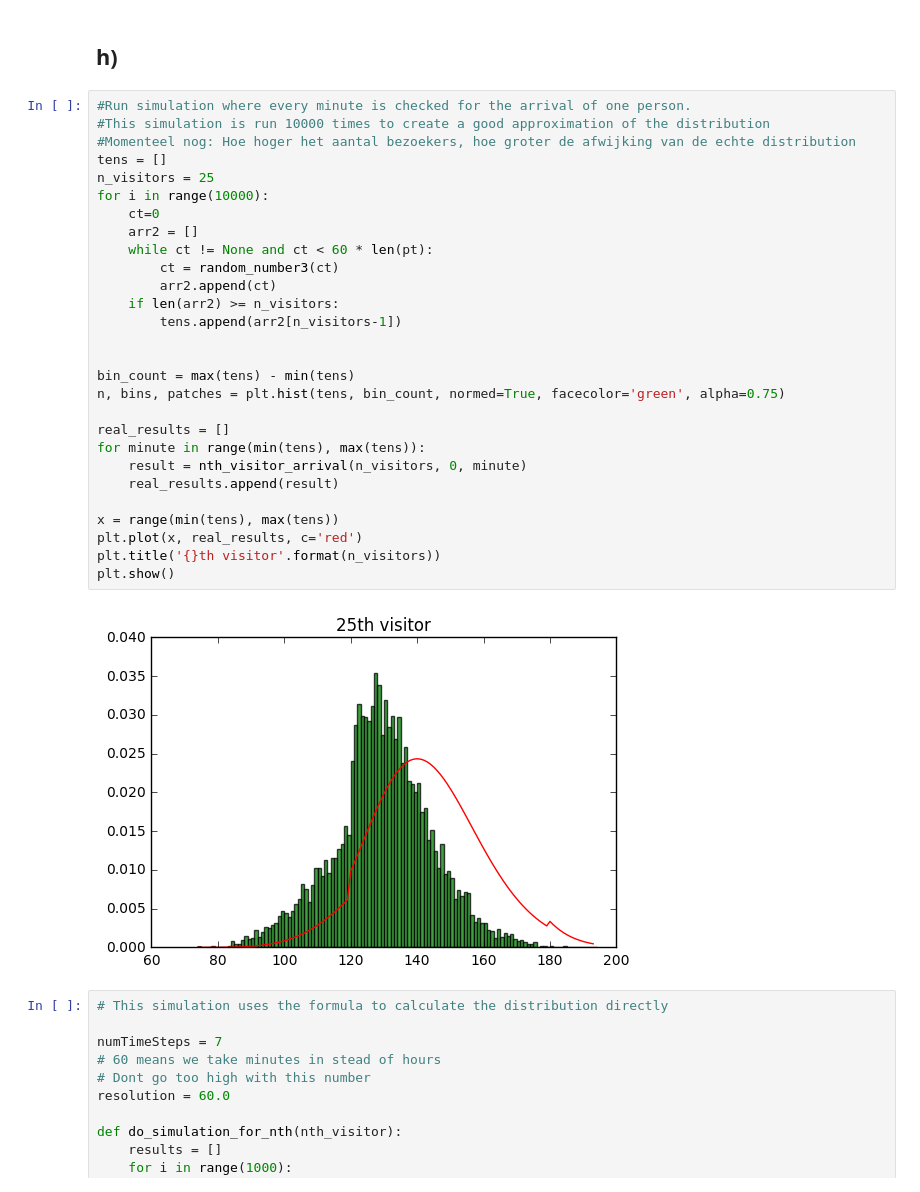
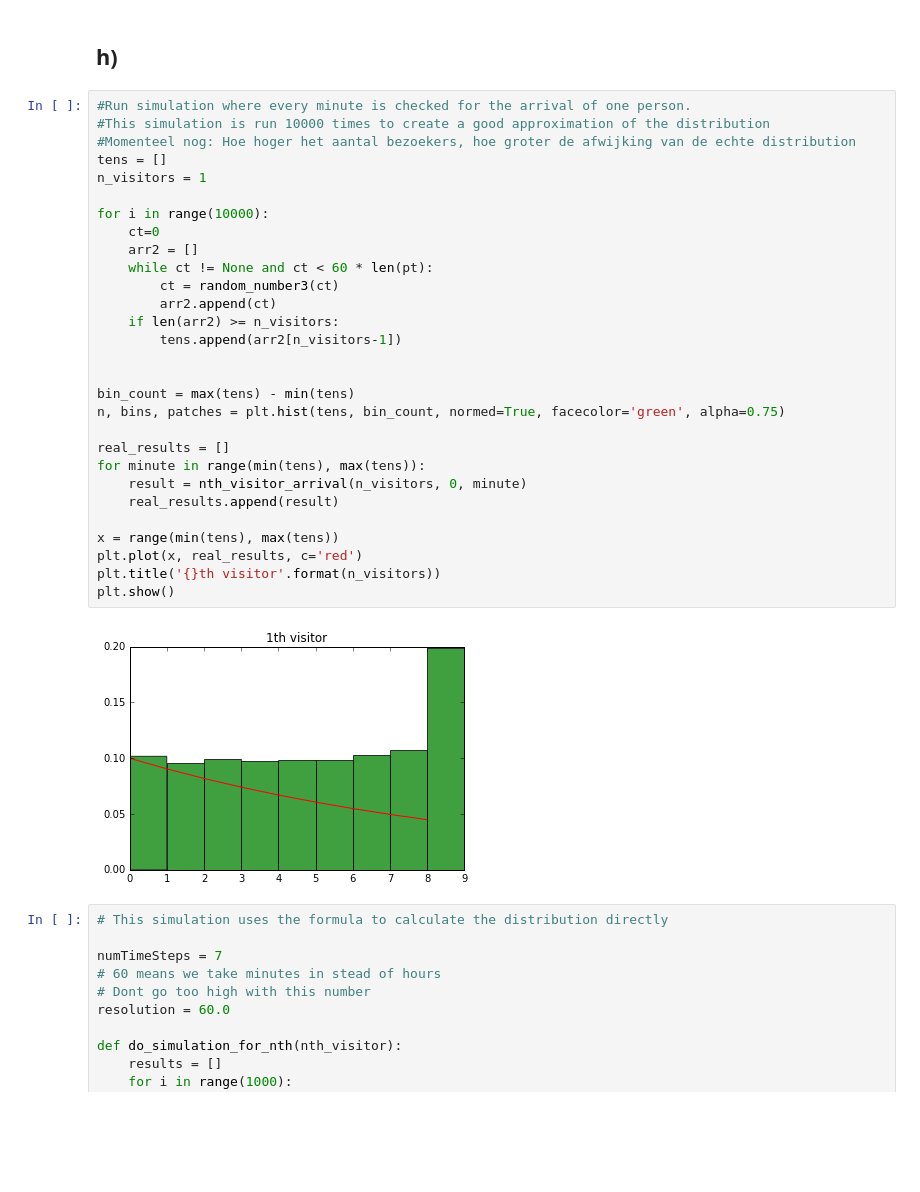
Before and after one commit to jj1993/Applied-mechanism-design-and-big-data, a Jupyter notebook: Poission.ipynb, the cells around one changed output. Cells and saved outputs as stored; diff of their text form; blank space fills up the shorter version.

```diff
--- a/Poission.ipynb
+++ b/Poission.ipynb
@@ -325,33 +329,34 @@ def random_number3(t0):
 # %%
 #Run simulation where every minute is checked for the arrival of one person.
 #This simulation is run 10000 times to create a good approximation of the distribution
 #Momenteel nog: Hoe hoger het aantal bezoekers, hoe groter de afwijking van de echte distribution
 tens = []
-n_visitors = 25
+n_visitors = 1
+
 for i in range(10000):
     ct=0
     arr2 = []
     while ct != None and ct < 60 * len(pt):
         ct = random_number3(ct)
         arr2.append(ct)
     if len(arr2) >= n_visitors:
         tens.append(arr2[n_visitors-1])
 
 
 bin_count = max(tens) - min(tens)
 n, bins, patches = plt.hist(tens, bin_count, normed=True, facecolor='green', alpha=0.75)
 
 real_results = []
 for minute in range(min(tens), max(tens)):
     result = nth_visitor_arrival(n_visitors, 0, minute)
     real_results.append(result)
 
 x = range(min(tens), max(tens))
 plt.plot(x, real_results, c='red')
 plt.title('{}th visitor'.format(n_visitors))
 plt.show()
 # %% [output]
-[figure, old version]
+[figure, new version]
 # %%
 # This simulation uses the formula to calculate the distribution directly
 
```
Also changed, not shown: parts of 2 cells of this notebook, 1 other file.
